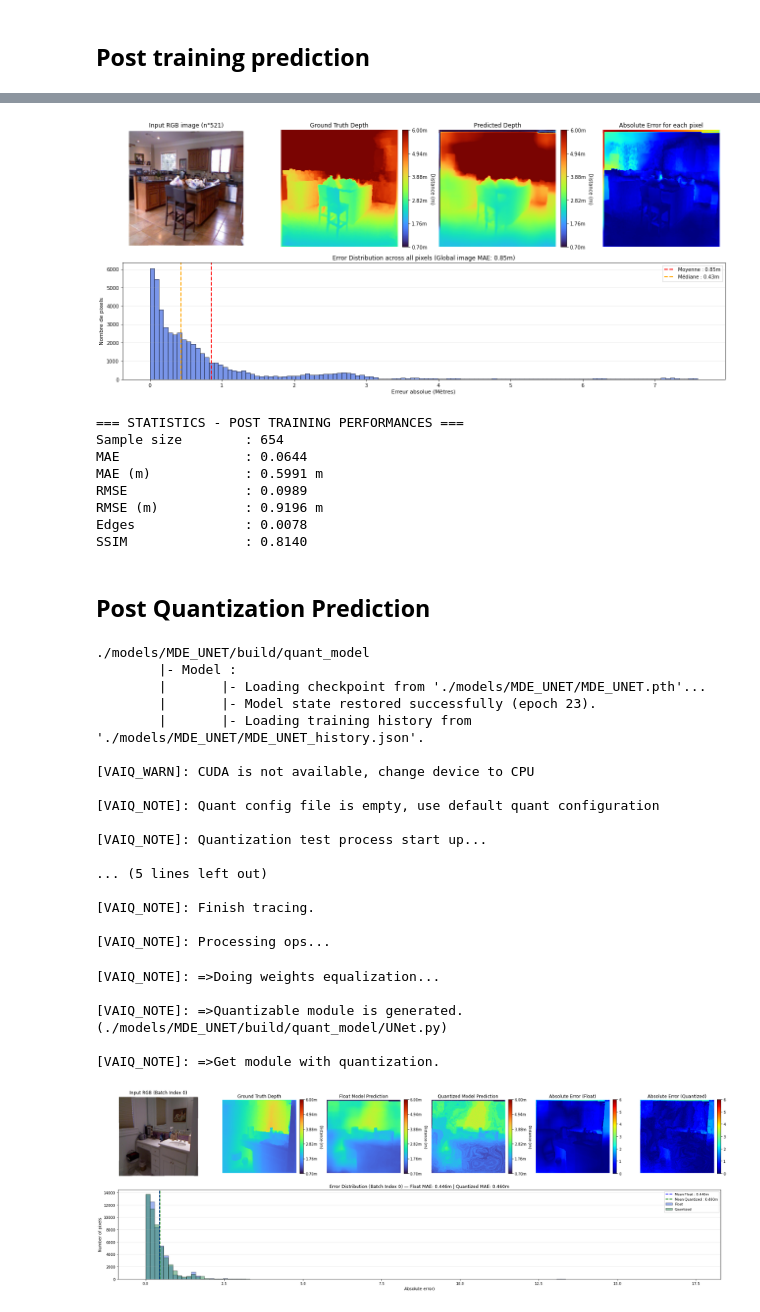
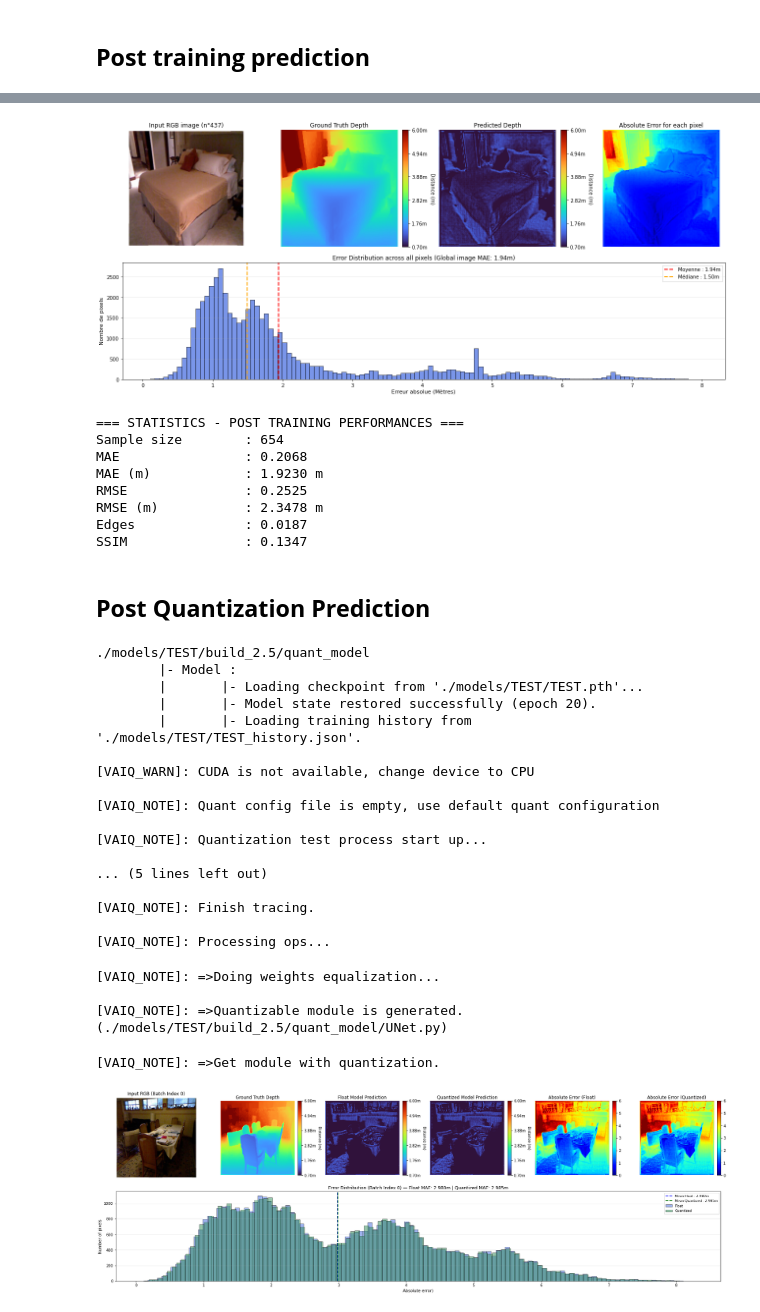
Before and after one commit to Madosaro/depth_estimation_kv260, a Jupyter notebook: evaluation.ipynb, the cells around one changed output, grey strips where cells are left out. Cells and saved outputs as stored; diff of their text form; code cells hidden in the pictures.

```diff
--- a/evaluation.ipynb
+++ b/evaluation.ipynb
@@ -16,10 +13,14 @@ def is_vitis_ai_env():
         return True
     except ImportError:
         return False
+
+
+MODEL_NAME = "TEST"
+VITIS_AI_VERSION = 2.5
 # %% [markdown]
 <h2>Load Model and Device</h2>
 # %%
-MODEL_NAME = "MDE_UNET"
+
 
 import os
 
@@ -248,6 +252,8 @@ Standard Deviation (Std)     : 0.7442
 # %%
 import matplotlib.pyplot as plt
 import numpy as np
+import copy
+
 from random import randint
 from src.utils import predict
 
@@ -263,7 +269,7 @@ absolute_error_m = np.abs(pred_dep_m - gnd_dep_m)
 mask = (gnd_dep_np > 0.01) & (gnd_dep_np < 0.99)
 valid_errors = absolute_error_m[mask]
 
-cmap = plt.get_cmap("turbo").copy()
+cmap = copy.copy(plt.get_cmap("turbo"))
 cmap.set_bad(color="black")
 
 
@@ -320,7 +326,7 @@ axs["hist"].legend(fontsize=10)
 plt.tight_layout()
 plt.show()
 # %% [output]
-[figure, old version]
+[figure, new version]
 # %%
 import numpy as np
 from tqdm import tqdm
@@ -378,16 +384,17 @@ print(f"SSIM               : {ssim:.4f}")
 # %% [output]
 === STATISTICS - POST TRAINING PERFORMANCES ===
 Sample size        : 654
-MAE                : 0.0644
-MAE (m)            : 0.5991 m
-RMSE               : 0.0989
-RMSE (m)           : 0.9196 m
-Edges              : 0.0078
-SSIM               : 0.8140
+MAE                : 0.2068
+MAE (m)            : 1.9230 m
+RMSE               : 0.2525
+RMSE (m)           : 2.3478 m
+Edges              : 0.0187
+SSIM               : 0.1347
 # %% [markdown]
 <h2><b>Post Quantization Prediction</b></h2>
 # %%
 import torch
+import copy
 import random
 import matplotlib.pyplot as plt
 from torch.utils.data import DataLoader
@@ -397,7 +404,7 @@ from src.model import UNet
 
 BATCH_SIZE = 1
 
-build_dir = os.path.join(model_dir, "build")
+build_dir = os.path.join(model_dir, f"build_{VITIS_AI_VERSION}")
 quant_model_path = os.path.join(build_dir, "quant_model")
 print(quant_model_path)
 
@@ -457,7 +464,7 @@ for idx in random_indices:
     valid_errors_float = error_float_m[mask]
     valid_errors_quant = error_quant_m[mask]
 
-    cmap = plt.get_cmap("turbo").copy()
+    cmap = copy.copy(plt.get_cmap("turbo"))
     cmap.set_bad(color="black")
 
     mosaic = [
@@ -527,41 +534,40 @@ for idx in random_indices:
     )
     axs["hist"].hist(valid_errors_float, bins=120, color='royalblue', edgecolor='black', alpha=0.5, label='Float')
     axs["hist"].hist(valid_errors_quant, bins=120, color='seagreen', edgecolor='black', alpha=0.5, label='Quantized')
     axs["hist"].axvline(mae_float, color='blue', linestyle='dashed', linewidth=2, label=f'Mean Float : {mae_float:.3f}m')
     axs["hist"].axvline(mae_quant, color='green', linestyle='dashed', linewidth=2, label=f'Mean Quantized : {mae_quant:.3f}m')
     axs["hist"].set_xlabel("Absolute error)", fontsize=11)
     axs["hist"].set_ylabel("Number of pixels", fontsize=11)
     axs["hist"].grid(axis='y', alpha=0.3)
     axs["hist"].legend(fontsize=9)
 
     plt.tight_layout()
     save_path = os.path.join(outputs_dir_path, "comparaison_float_quant_idx.png")
     plt.savefig(save_path, dpi=300, bbox_inches='tight')
     plt.show()
 # %% [output]
-./models/MDE_UNET/build/quant_model
+./models/TEST/build_2.5/quant_model
         |- Model :
-        |       |- Loading checkpoint from './models/MDE_UNET/MDE_UNET.pth'...
-        |       |- Model state restored successfully (epoch 23).
-        |       |- Loading training history from './models/MDE_UNET/MDE_UNET_history.json'.
+        |       |- Loading checkpoint from './models/TEST/TEST.pth'...
+        |       |- Model state restored successfully (epoch 20).
+        |       |- Loading training history from './models/TEST/TEST_history.json'.
 
 [VAIQ_WARN]: CUDA is not available, change device to CPU
 
 [VAIQ_NOTE]: Quant config file is empty, use default quant configuration
 
 [VAIQ_NOTE]: Quantization test process start up...
 
 ... (5 lines left out)
 
 [VAIQ_NOTE]: Finish tracing.
 
 [VAIQ_NOTE]: Processing ops...
 [VAIQ_NOTE]: =>Doing weights equalization...
 
-[VAIQ_NOTE]: =>Quantizable module is generated.(./models/MDE_UNET/build/quant_model/UNet.py)
-
-[VAIQ_NOTE]: =>Get module with quantization.
+[VAIQ_NOTE]: =>Quantizable module is generated.(./models/TEST/build_2.5/quant_model/UNet.py)
+[VAIQ_NOTE]: =>Get module with quantization.
-[figure, old version]
+[figure, new version]
 # %%
 import json
 import numpy as np
```
Also changed, not shown: parts of 7 cells of this notebook.
